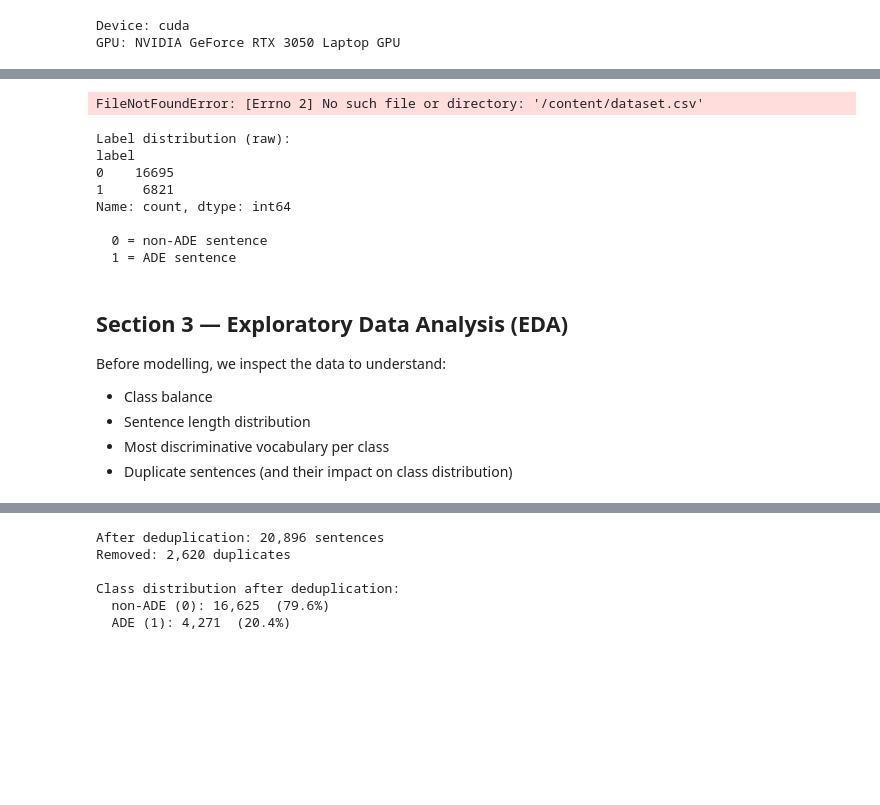
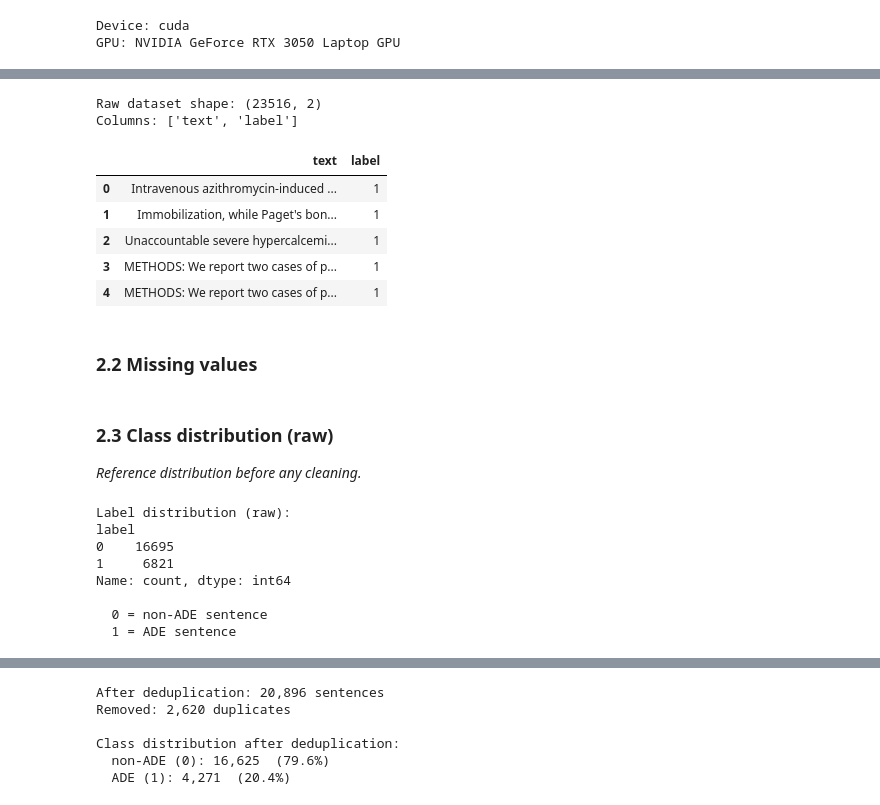
Before and after one commit to GiorgioGH/NLPPPPP, a Jupyter notebook: NLP_Final_Project (2).ipynb, the cells around one changed output, grey strips where cells are left out. Drawn from its saved outputs; the diff is of its cells as text; code cells hidden in the pictures; blank space fills up the shorter version.

```diff
--- a/NLP_Final_Project (2).ipynb
+++ b/NLP_Final_Project (2).ipynb
@@ -84,9 +88,18 @@ Dataset: **ADE-Corpus-V2** (Gurulingappa et al., 2012)
 # %%
 # Load ADE-Corpus-V2 binary sentence classification split
-df = pd.read_csv('/content/dataset.csv')
+df = pd.read_csv("data/dataset.csv")
 
 print(f'Raw dataset shape: {df.shape}')
 print(f'Columns: {df.columns.tolist()}')
 df.head()
 # %% [output]
-FileNotFoundError: [Errno 2] No such file or directory: '/content/dataset.csv'
+Raw dataset shape: (23516, 2)
+Columns: ['text', 'label']
+|  | text | label |
+| 0 | Intravenous azithromycin-induced ... | 1 |
+| 1 | Immobilization, while Paget's bon... | 1 |
+| 2 | Unaccountable severe hypercalcemi... | 1 |
+| 3 | METHODS: We report two cases of p... | 1 |
+| 4 | METHODS: We report two cases of p... | 1 |
+# %% [markdown]
+### 2.2 Missing values
@@ -93,3 +113,7 @@ FileNotFoundError: [Errno 2] No such file or directory: '/content/dataset.csv'
+# %% [markdown]
+### 2.3 Class distribution (raw)
+
+*Reference distribution before any cleaning.*
 # %%
 # Confirm label mapping
 print('Label distribution (raw):')
@@ -105,11 +129,3 @@ Name: count, dtype: int64
 
   0 = non-ADE sentence
   1 = ADE sentence
-# %% [markdown]
-## Section 3 — Exploratory Data Analysis (EDA)
-
-Before modelling, we inspect the data to understand:
-- Class balance
-- Sentence length distribution
-- Most discriminative vocabulary per class
-- Duplicate sentences (and their impact on class distribution)
```
Also changed, not shown: parts of 71 cells of this notebook.
